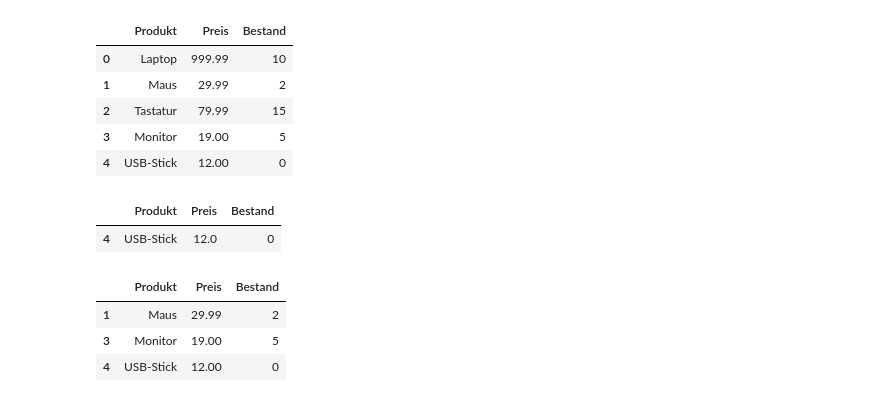
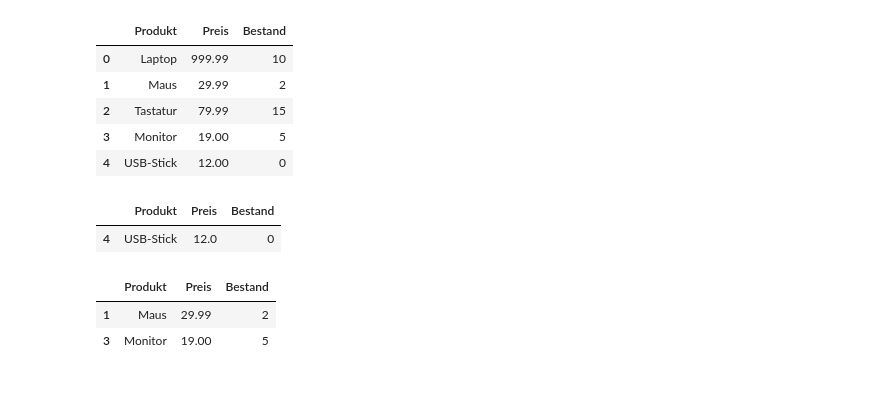
Before and after one commit to veniapputrii/Python, a Jupyter notebook: Python_Anfänger.ipynb, the cells around one changed output. Drawn from its saved outputs; the diff is of its cells as text; code cells hidden in the pictures.

```diff
--- a/Python_Anfänger.ipynb
+++ b/Python_Anfänger.ipynb
@@ -98,14 +98,19 @@ display(neueBestand)
 # %% [output]
 |  | Produkt | Preis | Bestand |
 | 4 | USB-Stick | 12.0 | 0 |
-# %%
-#1. Feb 2026
-filterPreis = df1['Preis'] < 50
-neuPreis = df1[filterPreis]
-
-display(neuPreis)
-# %% [output]
-|  | Produkt | Preis | Bestand |
-| 1 | Maus | 29.99 | 2 |
-| 3 | Monitor | 19.00 | 5 |
-| 4 | USB-Stick | 12.00 | 0 |
+# %%
+#1. Feb 2026 01:48
+#neue Aufgabe
+# Finde alle Produkte, die :
+#1. Weniger als 50 Euro (<50)
+#UND (&)
+#Noch auf Lager sind (also Bestand > 0)
+filterPreis = df1['Preis'] < 50
+filterBestand = df1['Bestand'] > 0
+
+ergebnis = df1[ filterPreis & filterBestand ] #auf die Tabelle, die df1 ist, autragen
+display(ergebnis)
+# %% [output]
+|  | Produkt | Preis | Bestand |
+| 1 | Maus | 29.99 | 2 |
+| 3 | Monitor | 19.00 | 5 |
```
